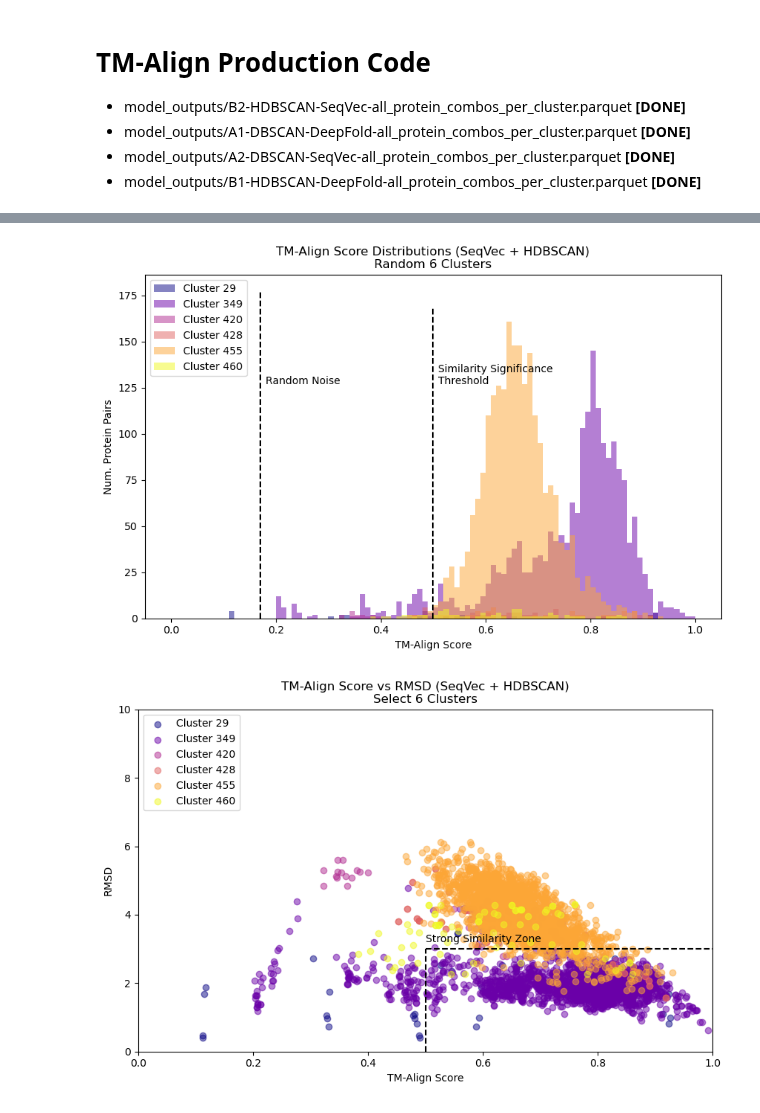
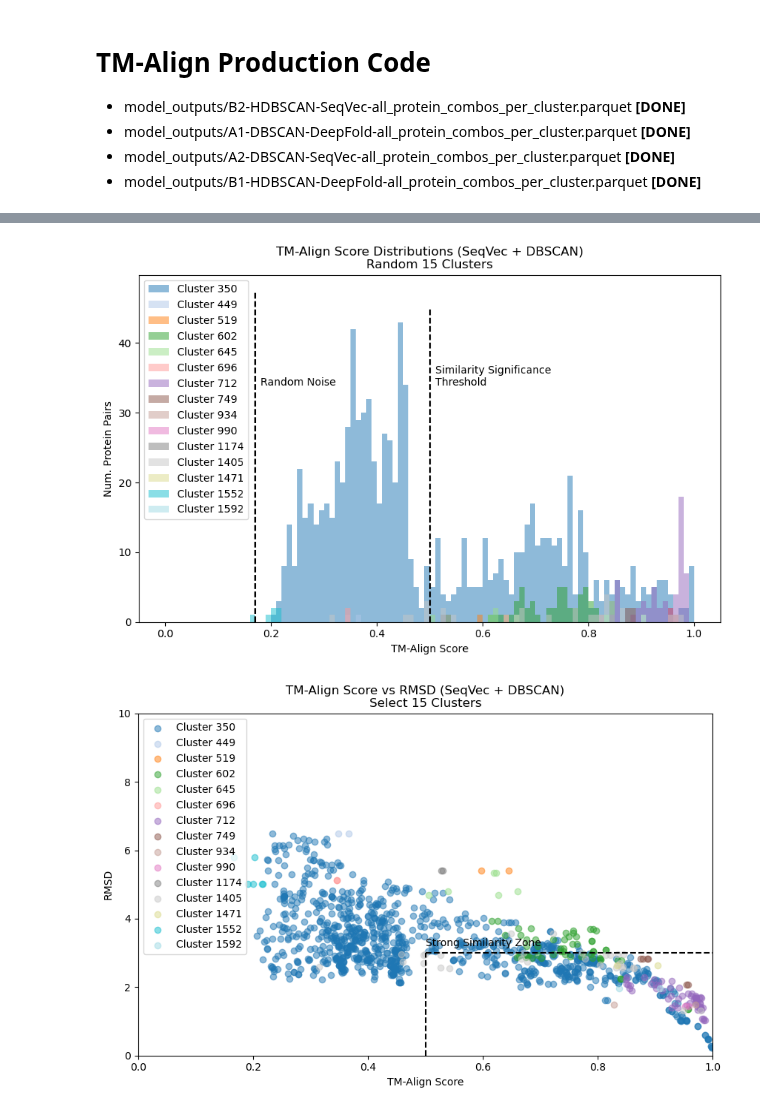
Before and after one commit to dptrsa-300/pss, a Jupyter notebook: explore_tmalign_stats.ipynb, the cells around one changed output, grey strips where cells are left out. Saved outputs shown, nothing was run; the diff lists cells and outputs as text; code cells hidden in the pictures.

Commit message:
Moved batching code nb. Clean up and streamlining. Add experiment-level stats.

```diff
--- a/explore_tmalign_stats.ipynb
+++ b/explore_tmalign_stats.ipynb
@@ -137,16 +137,18 @@ pq.write_table(table, f'pairs_tmalign_rmsd_merged.parquet')
 * model_outputs/A2-DBSCAN-SeqVec-all_protein_combos_per_cluster.parquet **[DONE]**
 * model_outputs/B1-HDBSCAN-DeepFold-all_protein_combos_per_cluster.parquet **[DONE]**
 # %%
-# Get the experiment data
+def load_model(file):
+    home = '/home/jupyter/pss/'
+    download_file(file)
 
-# DeepFold + DBSCAN
-home = '/home/jupyter/pss/'
-file = 'model_outputs/B2-HDBSCAN-SeqVec-all_protein_combos_per_cluster.parquet'
+    model = pd.read_parquet(home + file.split('/')[-1])
+    model.query_protein = 'AF-' + model.query_protein.astype(str) + '-F1-model_v1'
+    model.target_protein = 'AF-' + model.target_protein.astype(str) + '-F1-model_v1'
 
-download_file(file)
+    batch_stats = pd.read_parquet('pairwise_evaluation_metrics.parquet')
 
-model = pd.read_parquet(home + file.split('/')[-1])
-model.query_protein = 'AF-' + model.query_protein.astype(str) + '-F1-model_v1'
-model.target_protein = 'AF-' + model.target_protein.astype(str) + '-F1-model_v1'
-print(len(model))
-model.head()
+    batch_stats.set_index(['query_protein', 'target_protein'], inplace=True)
+    model.set_index(['query_protein', 'target_protein'], inplace=True)
+    model_stats = model.join(batch_stats, on=['query_protein', 'target_protein'], how='left')
+
+    return model_stats.reset_index()
@@ -281,0 +271,12 @@ model_stats = model_stats.reset_index()
+# %%
+experiments = [['SeqVec', 'DBSCAN'], ['SeqVec', 'HDBSCAN'], ['DeepFold', 'DBSCAN'], ['DeepFold', 'HDBSCAN']]
+
+model_stats = load_model(f'model_outputs/A2-{experiments[0][1]}-{experiments[0][0]}-all_protein_combos_per_cluster.parquet')
+name = f"{experiments[0][0]} + {experiments[0][1]}"
+
+print('Clusters:', len(model_stats.cluster.unique()))
+print('Pairs:', len(model_stats))
+print('Nulls:', len(model_stats[model_stats.rmsd.isna()]))
+print('Noise:', len(model_stats[model_stats.cluster == -1]))
+
+model_stats[['cluster', 'query_protein']].groupby(['cluster']).count().reset_index().sort_values(by=['query_protein'], ascending=False).query_protein.hist();
@@ -282,11 +289,9 @@ model_stats = model_stats.reset_index()
 # %%
 from utils import model_and_evaluate_cluster as ev
 
-cmap = 'plasma'
-name = "SeqVec + HDBSCAN"
-
-plot_1_clusters = ev.tmalign_hist(model_stats, version='random', num_results=6, cmap=cmap, name=name)
+cmap = 'tab20'
+plot_1_clusters = ev.tmalign_hist(model_stats, version='random', num_results=15, cmap=cmap, name=name)
 plot_2_clusters = ev.tmalign_scatter(model_stats[model_stats.cluster.isin(plot_1_clusters)], cmap=cmap, name=name)
 # %% [output]
-[figure, old version]
+[figure, new version]
-[figure, old version]
+[figure, new version]
```
Also changed, not shown: parts of 21 cells of this notebook, 2 other files.
